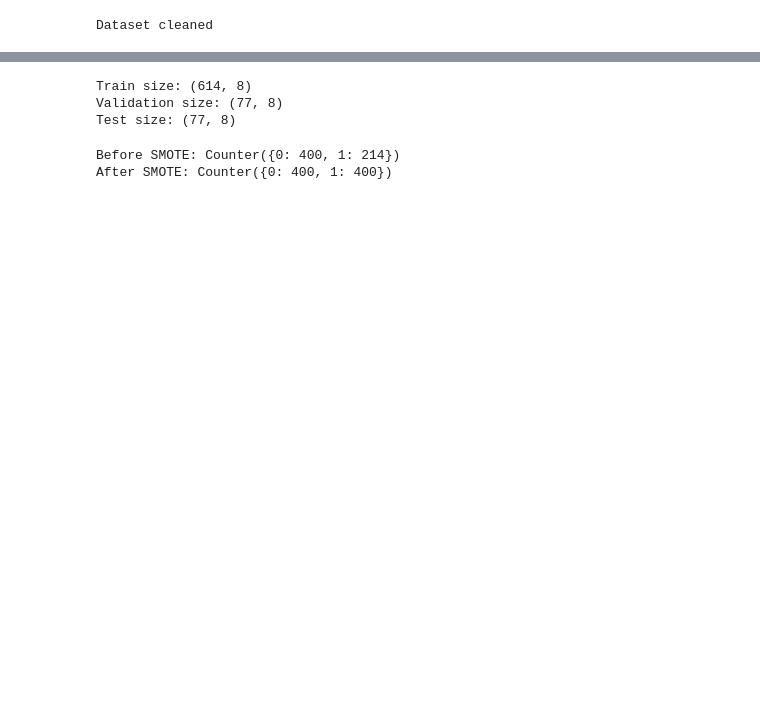
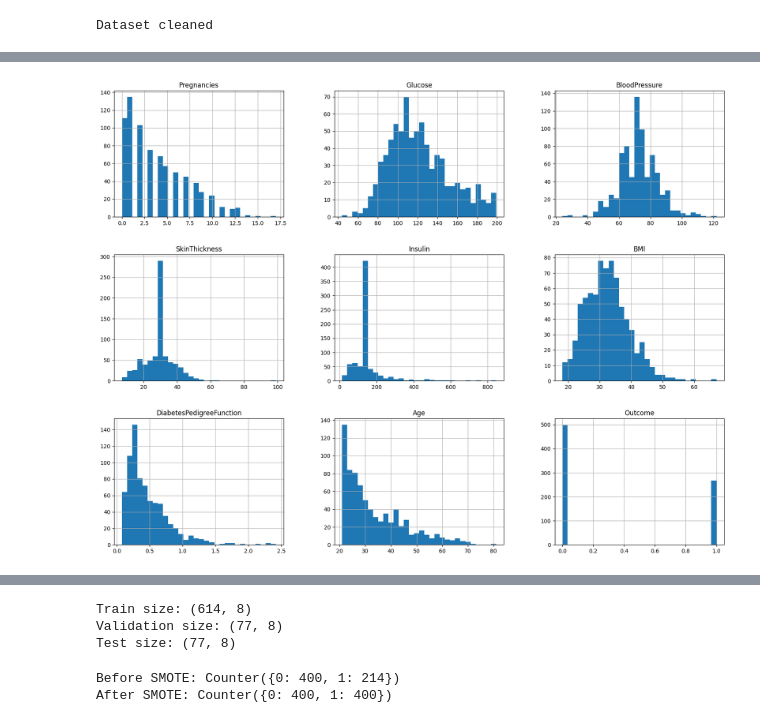
Before and after one commit to abdallh249/ml_Diabetes, a Jupyter notebook: Untitled-1.ipynb, the cells around one changed output, grey strips where cells are left out. Saved outputs shown, nothing was run; the diff lists cells and outputs as text; code cells hidden in the pictures; blank space fills up the shorter version.

```diff
--- a/Untitled-1.ipynb
+++ b/Untitled-1.ipynb
@@ -20,0 +37,7 @@ Dataset cleaned
+# %%
+import matplotlib.pyplot as plt
+
+df.hist(bins=30, figsize=(20,15))
+plt.show()
+# %% [output]
+[figure, added]
```
Also changed, not shown: parts of 11 cells of this notebook.
